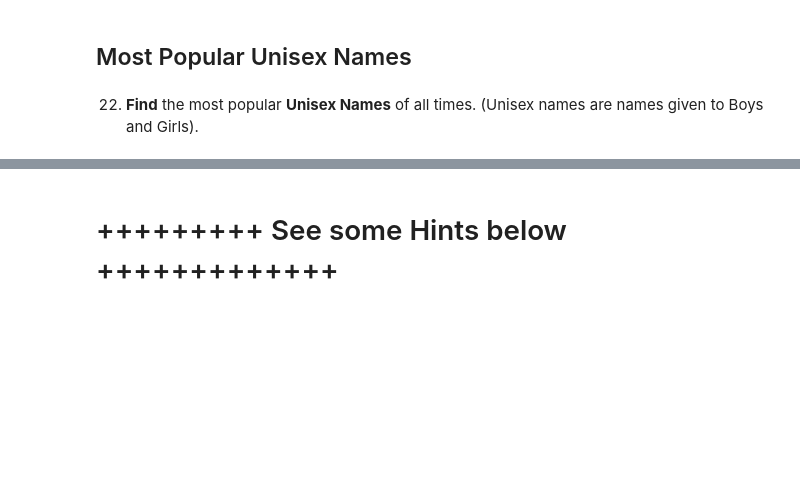
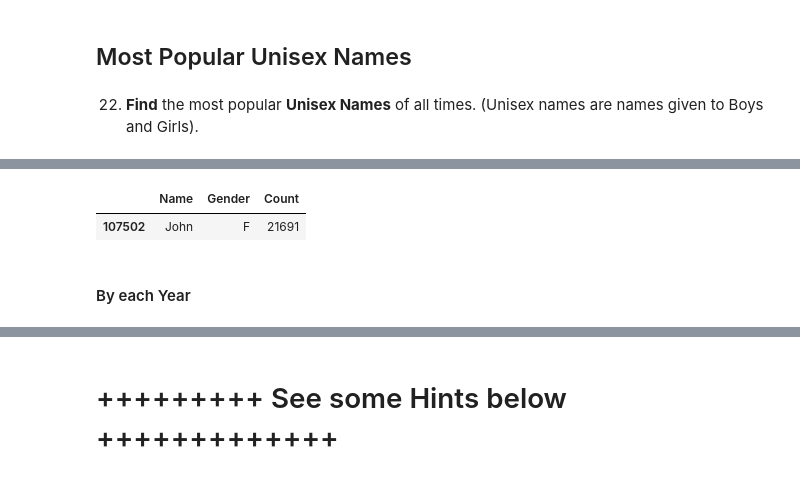
Before and after one commit to qviet1602/Python_project, a Jupyter notebook: Project_07_Materials/Project_07_ProjectBrief_blank.ipynb, the cells around one changed output, grey strips where cells are left out. Cells and saved outputs as stored; diff of their text form; code cells hidden in the pictures; blank space fills up the shorter version.

```diff
--- a/Project_07_Materials/Project_07_ProjectBrief_blank.ipynb
+++ b/Project_07_Materials/Project_07_ProjectBrief_blank.ipynb
@@ -283,3 +331,11 @@ _No additional assignments on this. Watch the video for some more advanced examp
 ## Most Popular Unisex Names
 # %% [markdown]
 22. __Find__ the most popular __Unisex Names__ of all times. (Unisex names are names given to Boys and Girls).
+# %%
+# find names that appear in both gender
+# all times => sum the count for every year
+# rank them by popularity
+df[df.duplicated("Name")]
+df2 = df.groupby(["Name", "Gender"]).Count.sum().sort_values()
+# %%
+df2 = df2.to_frame().reset_index()
@@ -285,0 +360,7 @@ _No additional assignments on this. Watch the video for some more advanced examp
+# %%
+df2[(df2.Name == "John") & (df2.Gender == "F")]
+# %% [output]
+|  | Name | Gender | Count |
+| 107502 | John | F | 21691 |
+# %% [markdown]
+#### By each Year
```
Also changed, not shown: parts of 13 cells of this notebook.
